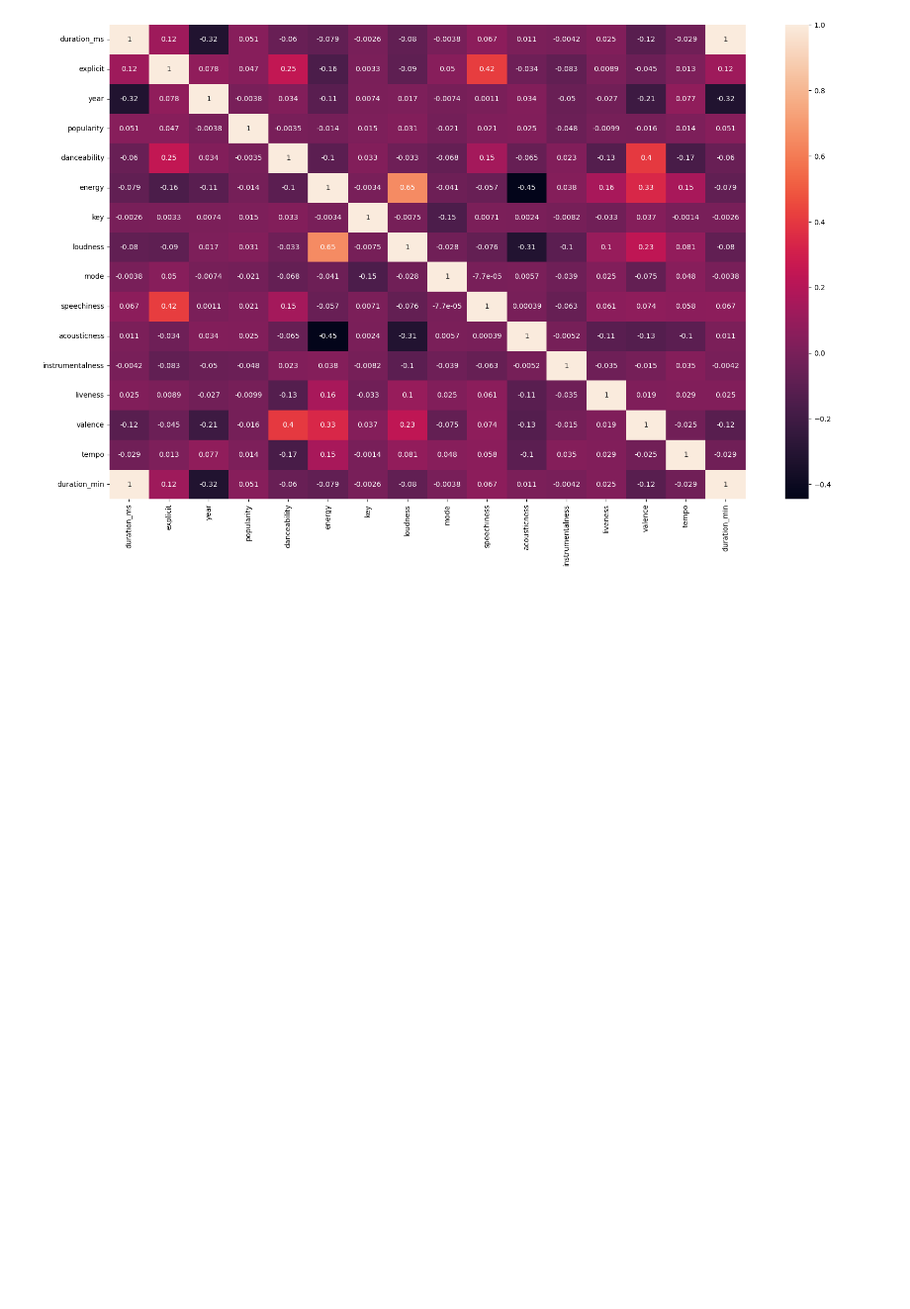
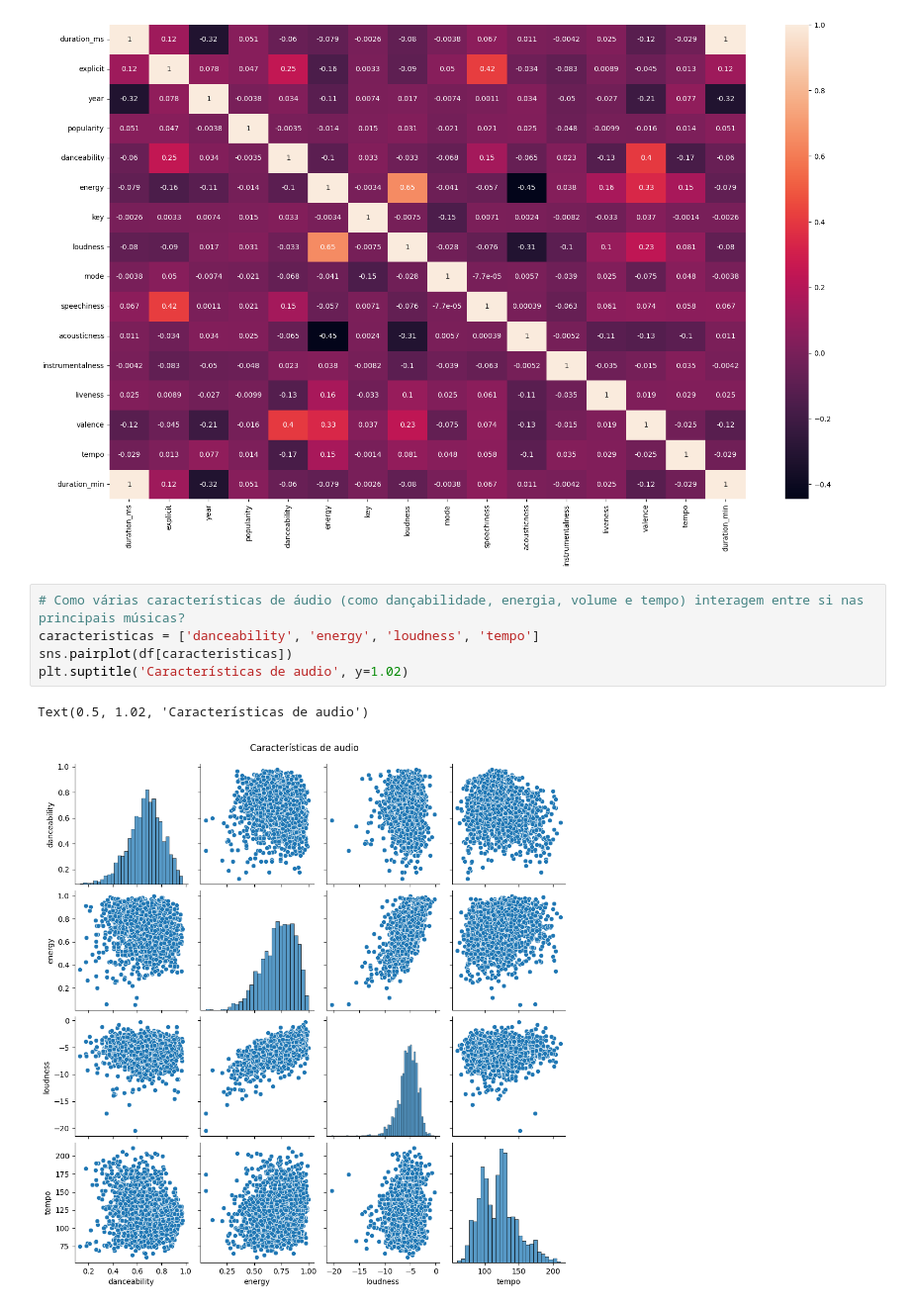
Before and after one commit to pnferreira/koru-analise-dados, a Jupyter notebook: aula5.ipynb, the cells around one changed output. Shown at 99% size. Saved outputs shown, nothing was run; the diff lists cells and outputs as text; blank space fills up the shorter version.

```diff
--- a/aula5.ipynb
+++ b/aula5.ipynb
@@ -141,3 +141,11 @@ sns.heatmap(df.corr(numeric_only=True), annot=True)
 # %% [output]
 <Axes: >
 [figure]
+# %%
+# Como várias características de áudio (como dançabilidade, energia, volume e tempo) interagem entre si nas principais músicas?
+caracteristicas = ['danceability', 'energy', 'loudness', 'tempo']
+sns.pairplot(df[caracteristicas])
+plt.suptitle('Características de audio', y=1.02)
+# %% [output]
+Text(0.5, 1.02, 'Características de audio')
+[figure, added]
```
Also changed, not shown: parts of 7 cells of this notebook, 1 other file.
